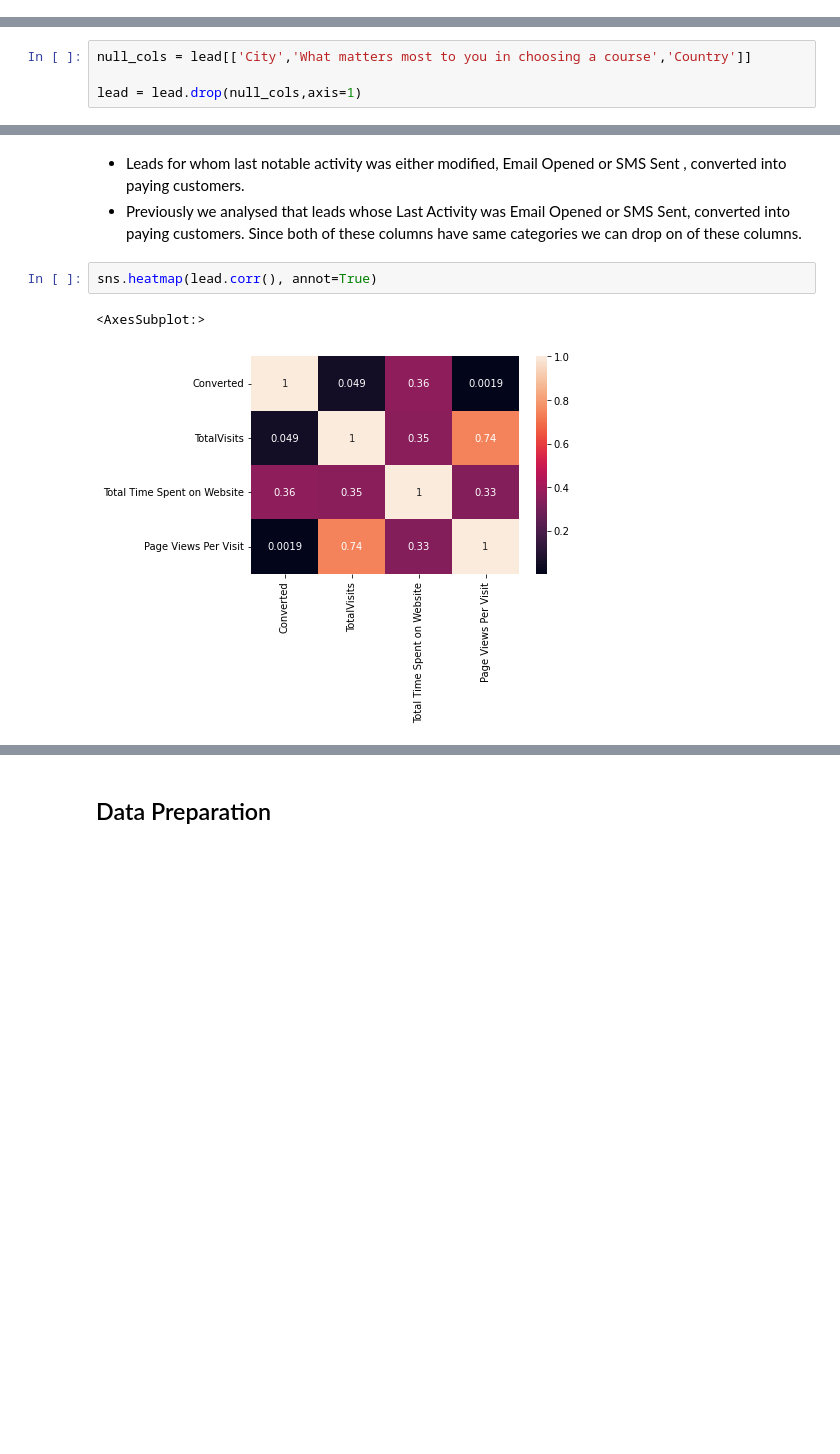
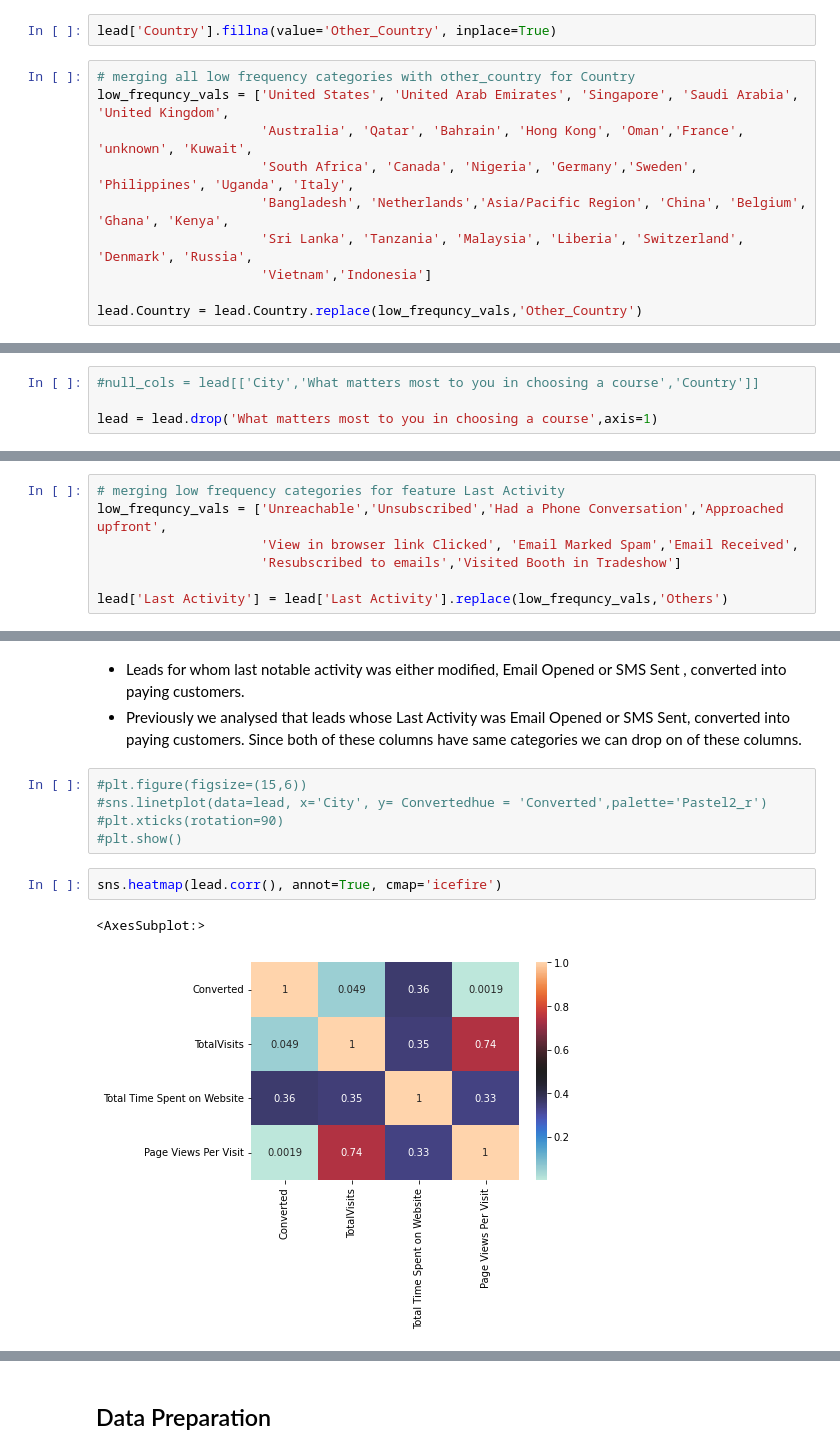
Before and after one commit to agrshuchi/Lead_Score_Case_Study, a Jupyter notebook: Lead_Scoring_Case_Study.ipynb, the cells around one changed output, grey strips where cells are left out. Drawn from its saved outputs; the diff is of its cells as text; blank space fills up the shorter version.

```diff
--- a/Lead_Scoring_Case_Study.ipynb
+++ b/Lead_Scoring_Case_Study.ipynb
@@ -344,0 +378,12 @@ Name: Lead Source, dtype: int64
+# %%
+lead['Country'].fillna(value='Other_Country', inplace=True)
+# %%
+# merging all low frequency categories with other_country for Country
+low_frequncy_vals = ['United States', 'United Arab Emirates', 'Singapore', 'Saudi Arabia', 'United Kingdom',
+                     'Australia', 'Qatar', 'Bahrain', 'Hong Kong', 'Oman','France', 'unknown', 'Kuwait',
+                     'South Africa', 'Canada', 'Nigeria', 'Germany','Sweden', 'Philippines', 'Uganda', 'Italy',
+                     'Bangladesh', 'Netherlands','Asia/Pacific Region', 'China', 'Belgium', 'Ghana', 'Kenya',
+                     'Sri Lanka', 'Tanzania', 'Malaysia', 'Liberia', 'Switzerland', 'Denmark', 'Russia',
+                     'Vietnam','Indonesia']
+
+lead.Country = lead.Country.replace(low_frequncy_vals,'Other_Country')
@@ -345,9 +396,9 @@ Name: Lead Source, dtype: int64
 # %% [markdown]
 #### dropping columns
 # %%
-null_cols = lead[['City','What matters most to you in choosing a course','Country']]
+#null_cols = lead[['City','What matters most to you in choosing a course','Country']]
 
-lead = lead.drop(null_cols,axis=1)
+lead = lead.drop('What matters most to you in choosing a course',axis=1)
 # %%
 lead.shape
 # %% [output]
@@ -363,3 +435,10 @@ lead['What is your current occupation'].fillna(value='Others_Occu', inplace=True
+# %%
+# merging low frequency categories for feature Last Activity
+low_frequncy_vals = ['Unreachable','Unsubscribed','Had a Phone Conversation','Approached upfront',
+                     'View in browser link Clicked', 'Email Marked Spam','Email Received',
+                     'Resubscribed to emails','Visited Booth in Tradeshow']
+
+lead['Last Activity'] = lead['Last Activity'].replace(low_frequncy_vals,'Others')
 # %% [markdown]
 #### Dropping records with null values
 # %%
@@ -585,9 +674,14 @@ plt.show()
 # %% [markdown]
 - Leads for whom last notable activity was either modified, Email Opened or SMS Sent , converted into paying customers.
 - Previously we analysed that leads whose Last Activity was Email Opened or SMS Sent, converted into paying customers. Since both of these columns have same categories we can drop on of these columns.
+# %%
+#plt.figure(figsize=(15,6))
+#sns.linetplot(data=lead, x='City', y= Convertedhue = 'Converted',palette='Pastel2_r')
+#plt.xticks(rotation=90)
+#plt.show()
 # %%
-sns.heatmap(lead.corr(), annot=True)
+sns.heatmap(lead.corr(), annot=True, cmap='icefire')
 # %% [output]
 <AxesSubplot:>
-[figure, old version]
+[figure, new version]
 # %%
```
Also changed, not shown: parts of 83 cells of this notebook, 1 other file.
